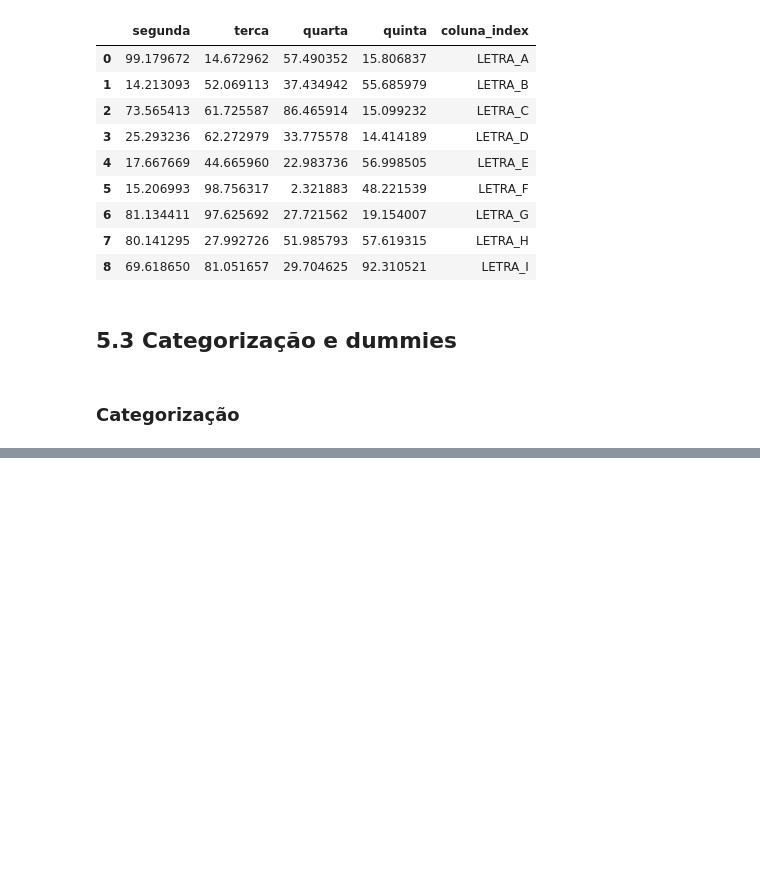
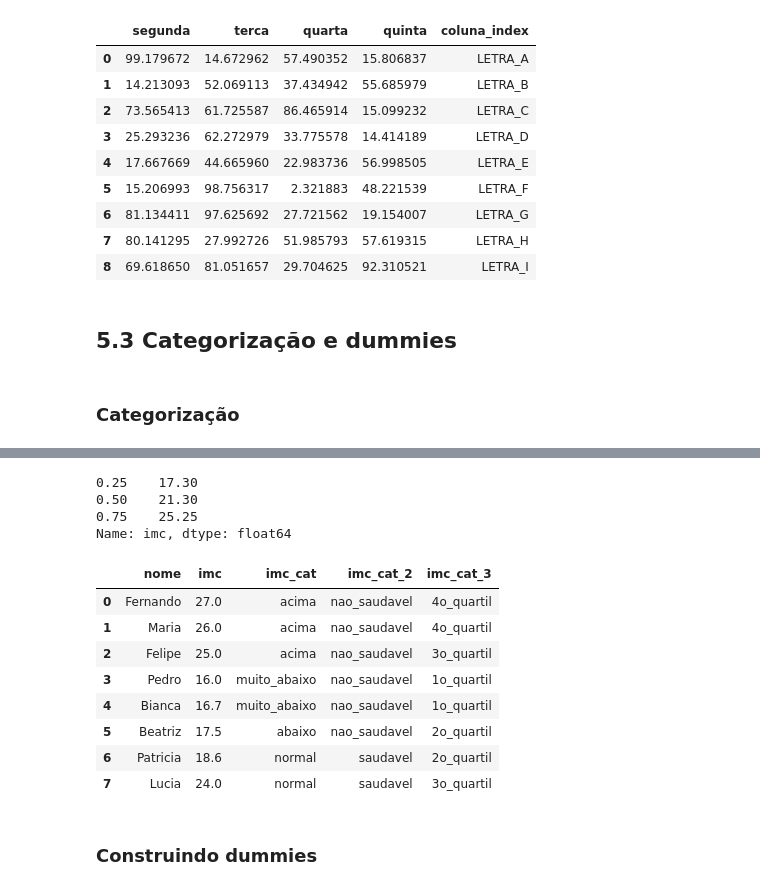
Before and after one commit to RaphaelfsOliveira/DataScience, a Jupyter notebook: EBAC Curso Ciência de Dados/Cientista de Dados/modulo_5_limpeza_e_preparacao_de_dados.ipynb, the cells around one changed output, grey strips where cells are left out. Cells and saved outputs as stored; diff of their text form; code cells hidden in the pictures; blank space fills up the shorter version.

```diff
--- a/EBAC Curso Ciência de Dados/Cientista de Dados/modulo_5_limpeza_e_preparacao_de_dados.ipynb
+++ b/EBAC Curso Ciência de Dados/Cientista de Dados/modulo_5_limpeza_e_preparacao_de_dados.ipynb
@@ -455,3 +455,9 @@ df_2.reset_index(drop=True)
 ## 5.3 Categorização e dummies
 # %% [markdown]
 ### Categorização
+# %%
+df_imc = pd.DataFrame({
+    'nome': ['Fernando', 'Maria', 'Felipe', 'Pedro', 'Bianca', 'Beatriz', 'Patricia', 'Lucia'],
+    'imc': [27, 26, 25, 16, 16.7, 17.5, 18.6, 24]
+})
+df_imc
@@ -457,0 +474,6 @@ df_2.reset_index(drop=True)
+# %%
+# categorizando pelo imc
+df_imc.loc[df_imc['imc'] <= 16.9, 'imc_cat'] = 'muito_abaixo'
+df_imc.loc[(df_imc['imc'] > 17) & (df_imc['imc'] <= 18.4), 'imc_cat'] = 'abaixo'
+df_imc.loc[(df_imc['imc'] > 18.5) & (df_imc['imc'] <= 24.9), 'imc_cat'] = 'normal'
+df_imc.loc[df_imc['imc'] >= 25, 'imc_cat'] = 'acima'
@@ -457,0 +492,4 @@ df_2.reset_index(drop=True)
+# %%
+# nova categorizacao pela coluna criada
+df_imc.loc[df_imc['imc_cat'] == 'normal', 'imc_cat_2'] = 'saudavel'
+df_imc.loc[df_imc['imc_cat'] != 'normal', 'imc_cat_2'] = 'nao_saudavel'
@@ -457,0 +522,26 @@ df_2.reset_index(drop=True)
+# %%
+df_imc['imc'].quantile([0.25, 0.5, 0.75])
+# %% [output]
+0.25    17.30
+0.50    21.30
+0.75    25.25
+Name: imc, dtype: float64
+# %%
+df_imc.loc[df_imc['imc'] <= 17.3, 'imc_cat_3'] = '1o_quartil'
+df_imc.loc[(df_imc['imc'] > 17.30) & (df_imc['imc'] <= 21.30), 'imc_cat_3'] = '2o_quartil'
+df_imc.loc[(df_imc['imc'] > 21.30) & (df_imc['imc'] <= 25.25), 'imc_cat_3'] = '3o_quartil'
+df_imc.loc[df_imc['imc'] > 25.25, 'imc_cat_3'] = '4o_quartil'
+# %%
+df_imc
+# %% [output]
+|  | nome | imc | imc_cat | imc_cat_2 | imc_cat_3 |
+| 0 | Fernando | 27.0 | acima | nao_saudavel | 4o_quartil |
+| 1 | Maria | 26.0 | acima | nao_saudavel | 4o_quartil |
+| 2 | Felipe | 25.0 | acima | nao_saudavel | 3o_quartil |
+| 3 | Pedro | 16.0 | muito_abaixo | nao_saudavel | 1o_quartil |
+| 4 | Bianca | 16.7 | muito_abaixo | nao_saudavel | 1o_quartil |
+| 5 | Beatriz | 17.5 | abaixo | nao_saudavel | 2o_quartil |
+| 6 | Patricia | 18.6 | normal | saudavel | 2o_quartil |
+| 7 | Lucia | 24.0 | normal | saudavel | 3o_quartil |
+# %% [markdown]
+### Construindo dummies
```
Also changed, not shown: parts of 4 cells of this notebook.
